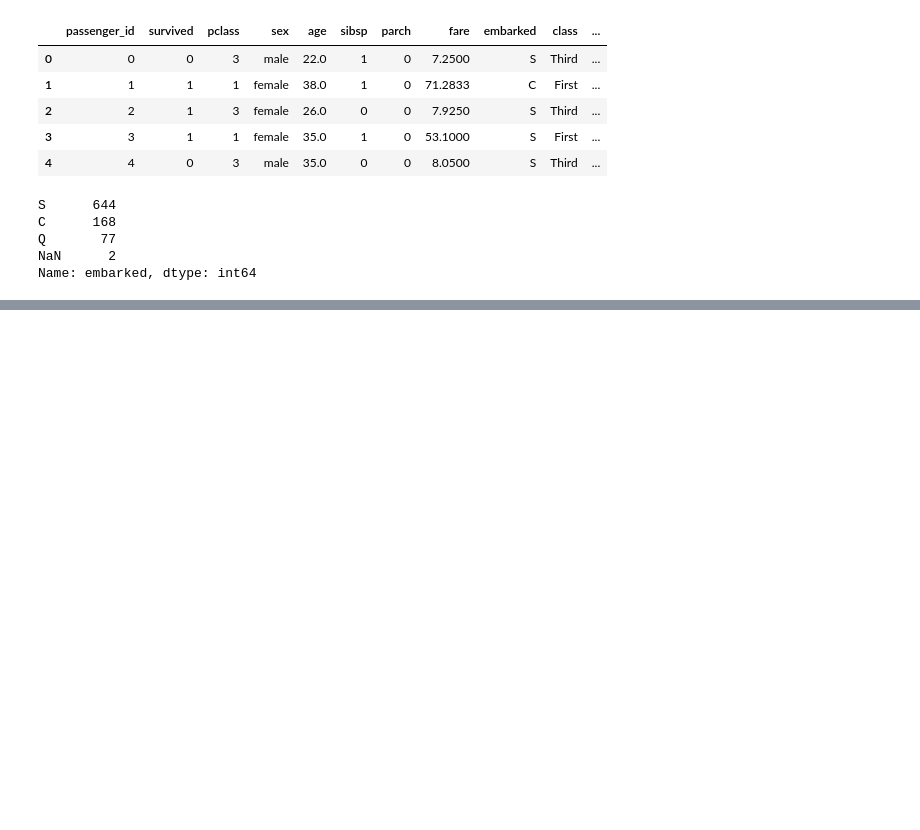
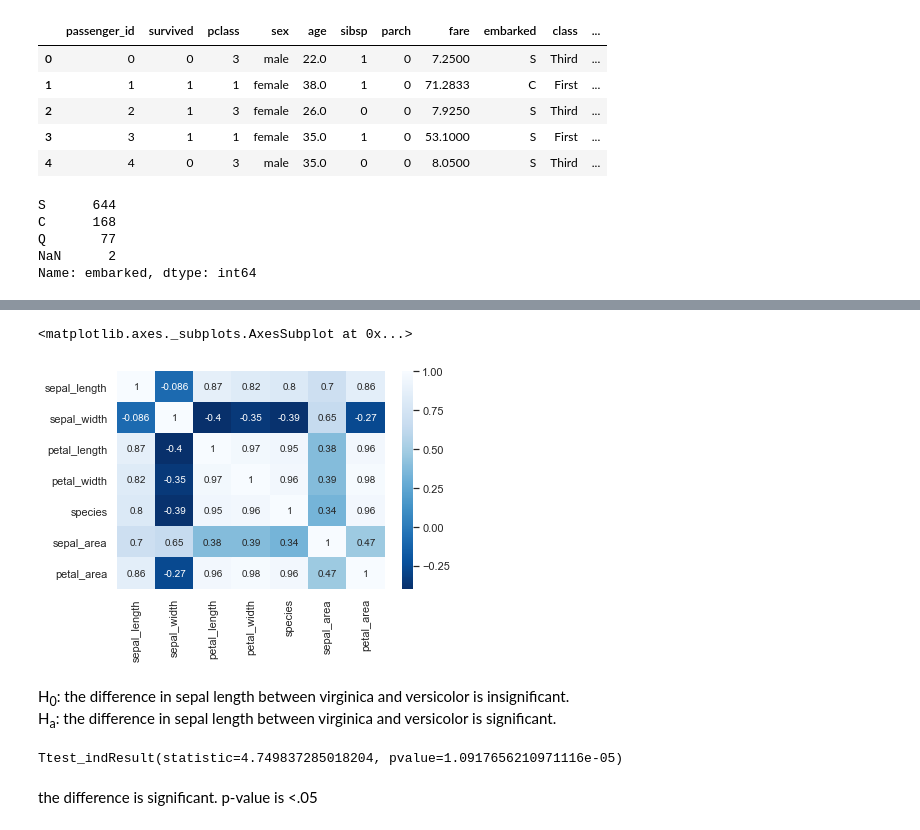
Before and after one commit to samlcallahan/ds-methodologies-exercises, a Jupyter notebook: classification/classification_exercises.ipynb, the cells around one changed output, grey strips where cells are left out. Saved outputs shown, nothing was run; the diff lists cells and outputs as text; code cells hidden in the pictures; blank space fills up the shorter version.

```diff
--- a/classification/classification_exercises.ipynb
+++ b/classification/classification_exercises.ipynb
@@ -144,0 +194,8 @@ titanic[['fare', 'age']] = scaler.fit_transform(titanic[['fare', 'age']])
+# %%
+sns.heatmap(iris_train.corr(),annot=True,cmap='Blues_r')
+# %% [output]
+<matplotlib.axes._subplots.AxesSubplot at 0x...>
+[figure, added]
+# %% [markdown]
+H<sub>0</sub>: the difference in sepal length between virginica and versicolor is insignificant.
+H<sub>a</sub>: the difference in sepal length between virginica and versicolor is significant.
@@ -144,0 +206,7 @@ titanic[['fare', 'age']] = scaler.fit_transform(titanic[['fare', 'age']])
+# %%
+sp.stats.ttest_ind(iris_train[iris_train.species == 'virginica'].sepal_length,
+                  iris_train[iris_train.species =='versicolor'].sepal_length)
+# %% [output]
+Ttest_indResult(statistic=4.749837285018204, pvalue=1.0917656210971116e-05)
+# %% [markdown]
+the difference is significant. p-value is <.05
```
Also changed, not shown: parts of 10 cells of this notebook, 1 other file.
